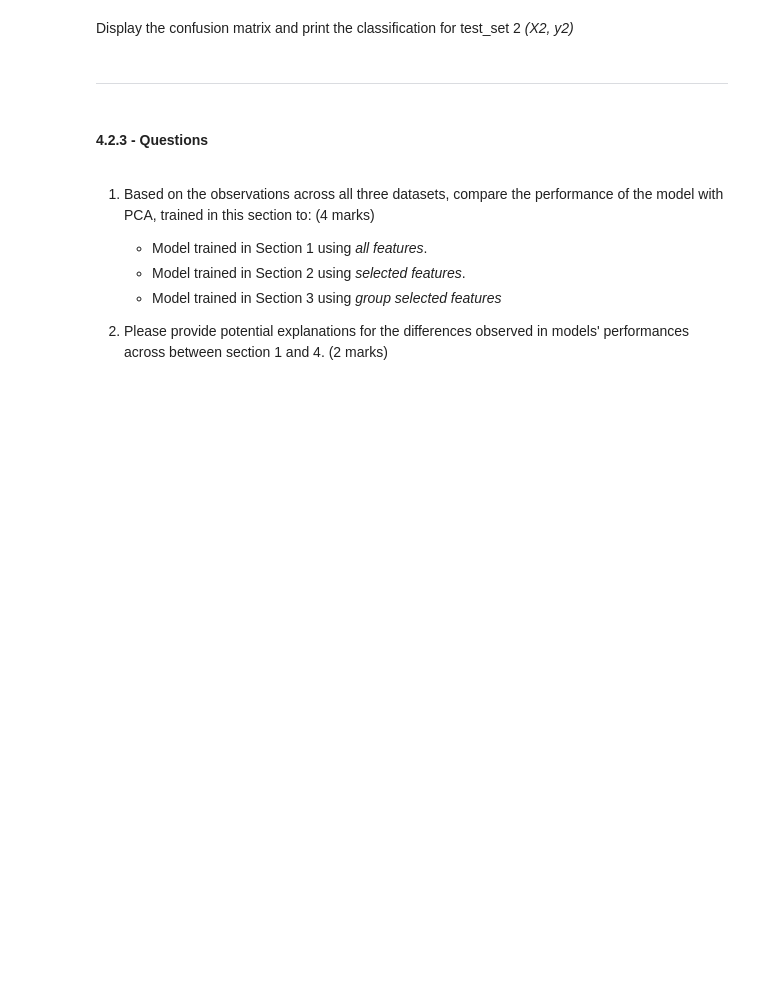
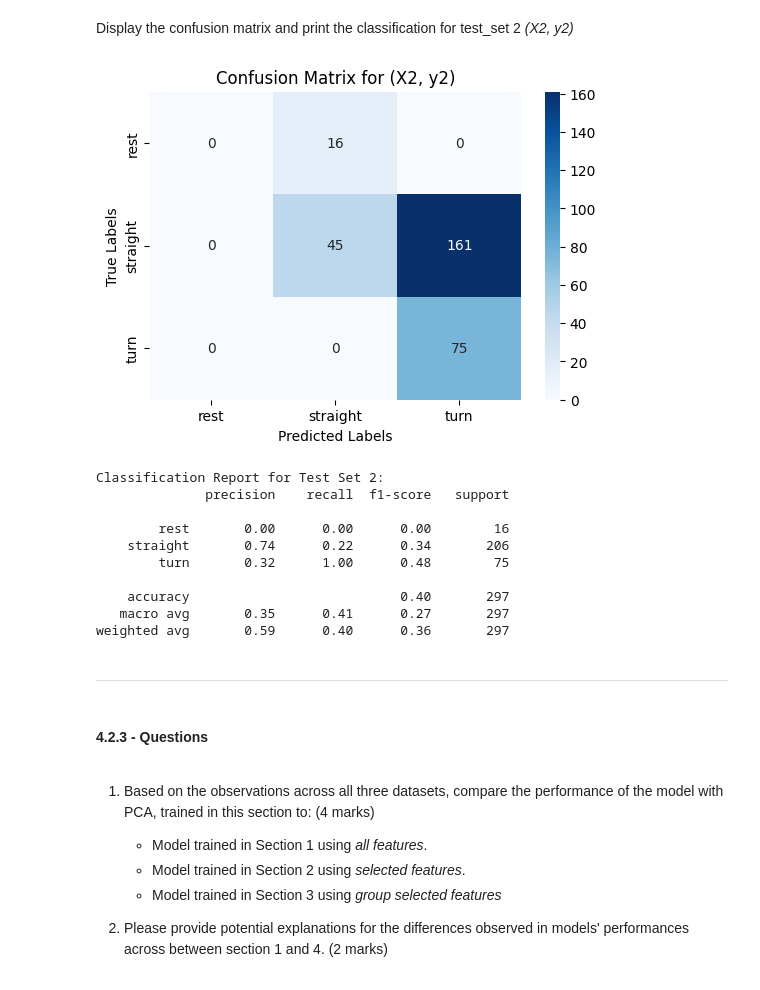
Before and after one commit to hanifbhuian/ENGG680_Fall24_Assignment4, a Jupyter notebook: Assignment 4.ipynb, the cells around one changed output. Saved outputs shown, nothing was run; the diff lists cells and outputs as text; code cells hidden in the pictures; blank space fills up the shorter version.

```diff
--- a/Assignment 4.ipynb
+++ b/Assignment 4.ipynb
@@ -1119,6 +1176,6 @@ X1.head(2)
 # %%
 # TODO - Load the target vector from test_set2 into y2, and all features from test_set2 into X2
-# y2 =
-# X2 =
+y2 = test_set2['motion_state']
+X2 = test_set2.drop(columns=['motion_state'])
 X2.head(2)
 # %% [output]
@@ -1142,3 +1229,32 @@ Display the confusion matrix and print the classification for test_set 2 *(X2, y
+# %%
+# TODO - Display confusion matrix and print classification report for (X2, y2)
+# Predict labels for test_set2
+y2_pred = grid.predict(X2)
+
+# Compute and display confusion matrix
+conf_matrix2 = confusion_matrix(y2, y2_pred)
+plt.figure(figsize=(6, 4))
+sns.heatmap(conf_matrix2, annot=True, fmt='d', cmap='Blues', xticklabels=grid.classes_, yticklabels=grid.classes_)
+plt.title("Confusion Matrix for (X2, y2)")
+plt.xlabel("Predicted Labels")
+plt.ylabel("True Labels")
+plt.show()
+
+# Print classification report
+print("Classification Report for Test Set 2:")
+print(classification_report(y2, y2_pred, zero_division=0))
+# %% [output]
+[figure, added]
+Classification Report for Test Set 2:
+              precision    recall  f1-score   support
+
+        rest       0.00      0.00      0.00        16
+    straight       0.74      0.22      0.34       206
+        turn       0.32      1.00      0.48        75
+
+    accuracy                           0.40       297
+   macro avg       0.35      0.41      0.27       297
+weighted avg       0.59      0.40      0.36       297
 # %% [markdown]
 ___
 # %% [markdown]
```
Also changed, not shown: parts of 41 cells of this notebook.
